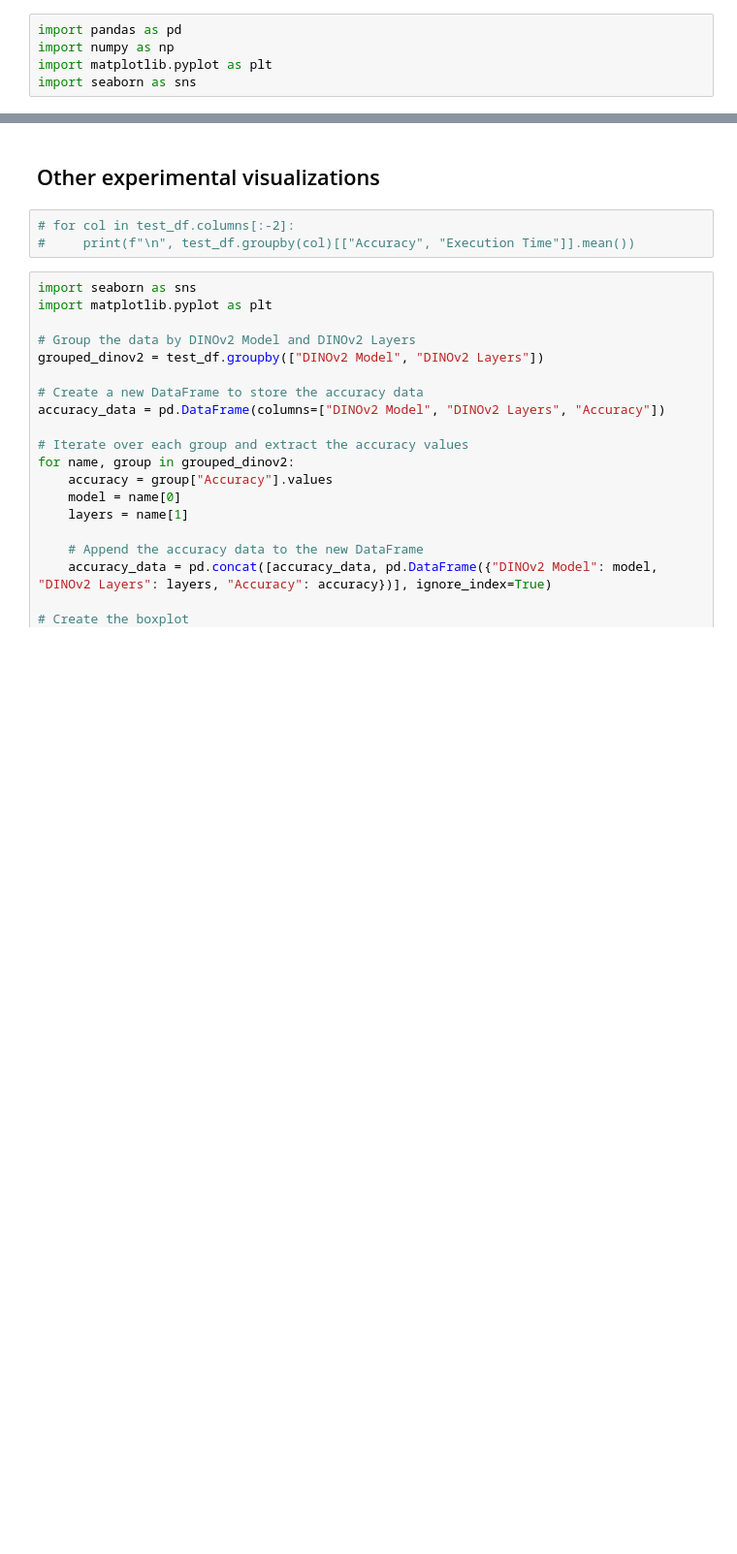
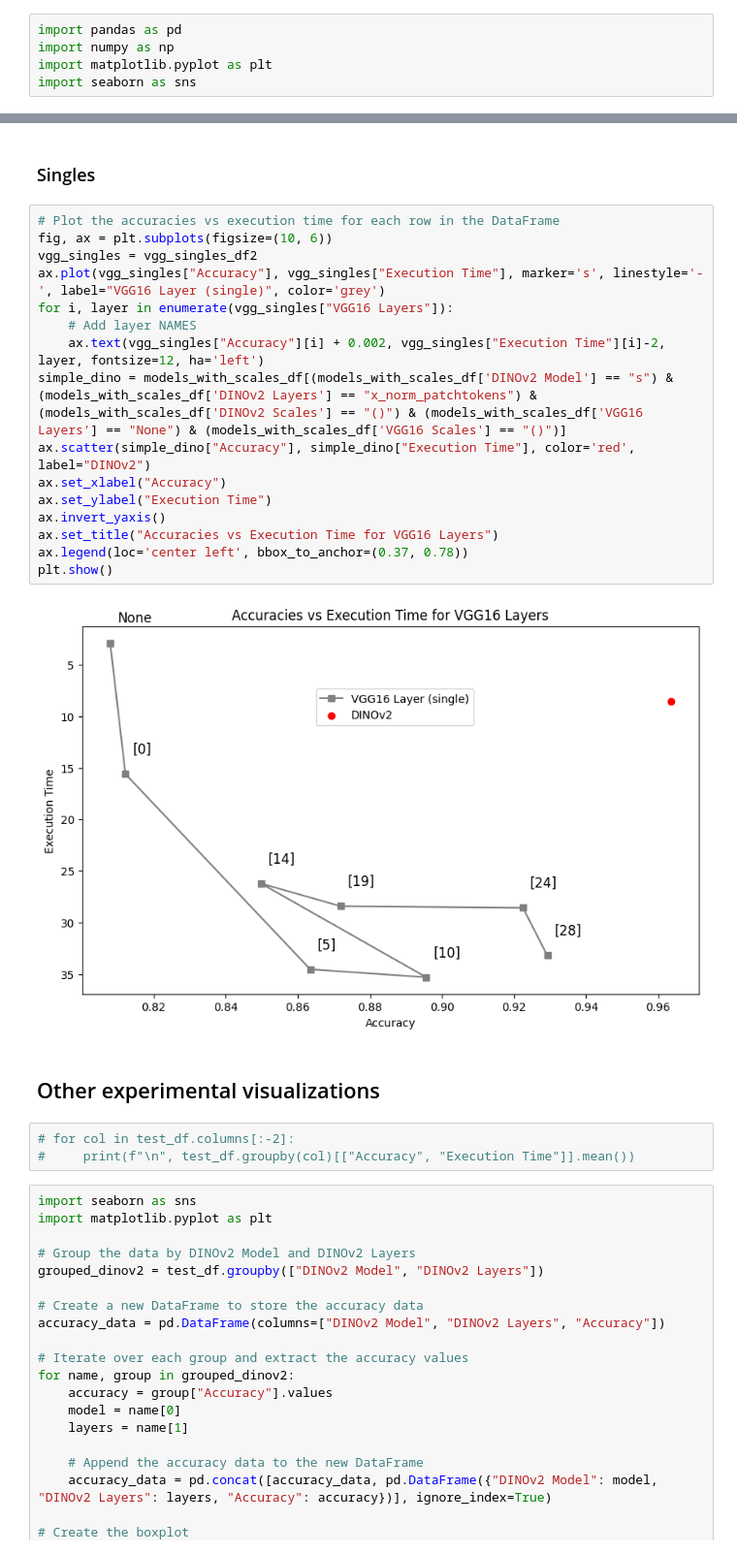
Before and after one commit to quasar1357/dino_paint, a Jupyter notebook: dino_evaluate.ipynb, the cells around one changed output, grey strips where cells are left out. Shown: that part at 97% size. Cells and saved outputs as stored; diff of their text form; blank space fills up the shorter version.

```diff
--- a/dino_evaluate.ipynb
+++ b/dino_evaluate.ipynb
@@ -193,3 +220,23 @@ plt.show()
+# %% [markdown]
+### Singles
+# %%
+# Plot the accuracies vs execution time for each row in the DataFrame
+fig, ax = plt.subplots(figsize=(10, 6))
+vgg_singles = vgg_singles_df2
+ax.plot(vgg_singles["Accuracy"], vgg_singles["Execution Time"], marker='s', linestyle='-', label="VGG16 Layer (single)", color='grey')
+for i, layer in enumerate(vgg_singles["VGG16 Layers"]):
+    # Add layer NAMES
+    ax.text(vgg_singles["Accuracy"][i] + 0.002, vgg_singles["Execution Time"][i]-2, layer, fontsize=12, ha='left')
+simple_dino = models_with_scales_df[(models_with_scales_df['DINOv2 Model'] == "s") & (models_with_scales_df['DINOv2 Layers'] == "x_norm_patchtokens") & (models_with_scales_df['DINOv2 Scales'] == "()") & (models_with_scales_df['VGG16 Layers'] == "None") & (models_with_scales_df['VGG16 Scales'] == "()")]
+ax.scatter(simple_dino["Accuracy"], simple_dino["Execution Time"], color='red', label="DINOv2")
+ax.set_xlabel("Accuracy")
+ax.set_ylabel("Execution Time")
+ax.invert_yaxis()
+ax.set_title("Accuracies vs Execution Time for VGG16 Layers")
+ax.legend(loc='center left', bbox_to_anchor=(0.37, 0.78))
+plt.show()
+# %% [output]
+[figure, added]
 # %% [markdown]
 ## Other experimental visualizations
 # %%
```
Also changed, not shown: parts of 14 cells of this notebook, 9 other files.
